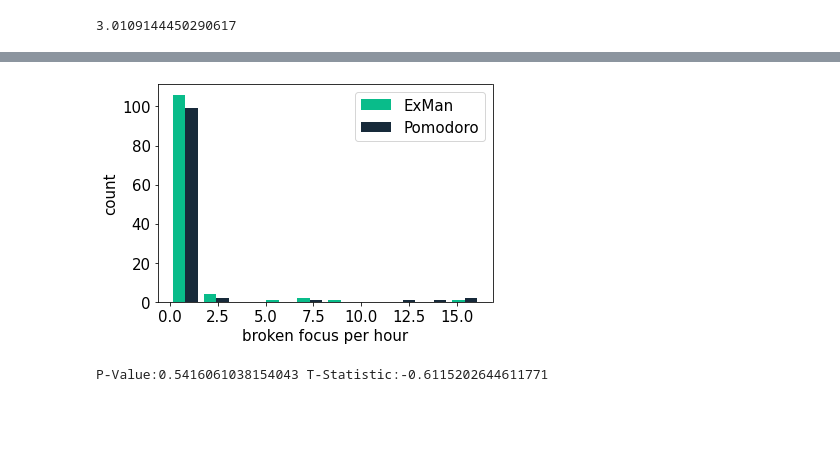
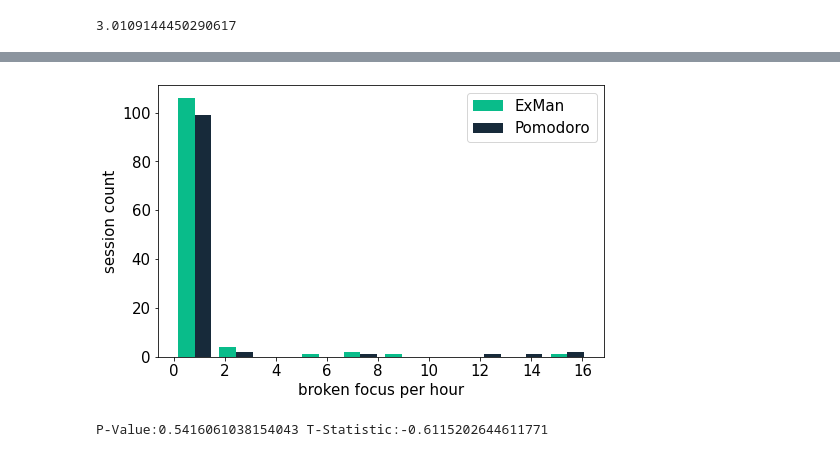
Before and after one commit to lutharsanen/exman-study-analysis, a Jupyter notebook: Exman-Analysis.ipynb, the cells around one changed output, grey strips where cells are left out. Cells and saved outputs as stored; diff of their text form; code cells hidden in the pictures; blank space fills up the shorter version.

```diff
--- a/Exman-Analysis.ipynb
+++ b/Exman-Analysis.ipynb
@@ -166,16 +218,19 @@ pomodoro["brokenFocusPerHour"].mean()
 # %%
 x = [list(exman["brokenFocusPerHour"]),list(pomodoro[pomodoro["brokenFocusPerHour"] < 16.5]['brokenFocusPerHour'])]
 
 label = ["ExMan","Pomodoro"]
+fig, gnt = plt.subplots()
 plt.hist(x, histtype='bar', color=["#09BC8A", "#172A3A"], label=label)
 plt.legend(prop={'size': 15})
-plt.ylabel("count")
+plt.ylabel("session count")
 plt.xlabel("broken focus per hour")
+fig.set_figwidth(8)
+fig.set_figheight(5)
 plt.savefig("figure5.pdf")
 
 plt.show()
 # %% [output]
-[figure, old version]
+[figure, new version]
 # %%
 from scipy import stats
 tStat, pValue = stats.ttest_ind(exman["brokenFocusPerHour"], pomodoro[pomodoro["brokenFocusPerHour"] < 16.5]['brokenFocusPerHour'], equal_var = False)
```
Also changed, not shown: parts of 18 cells of this notebook, 7 other files.
